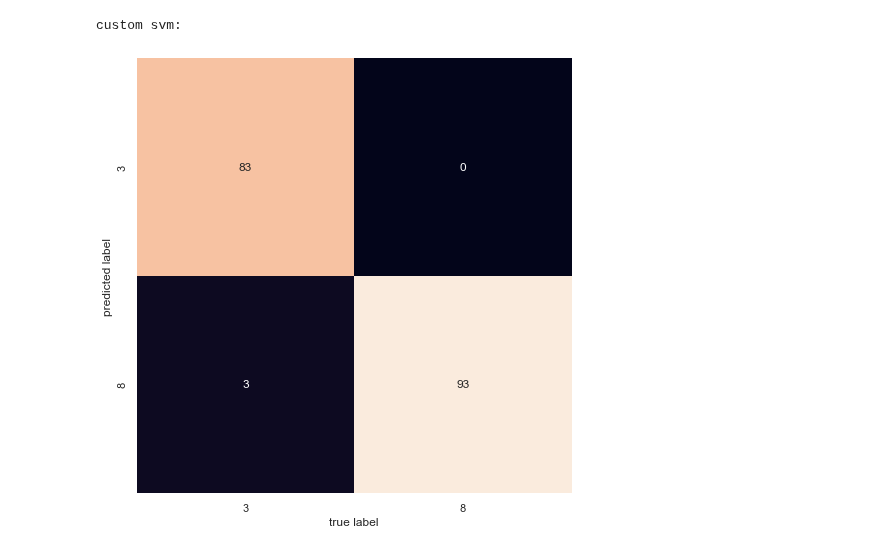
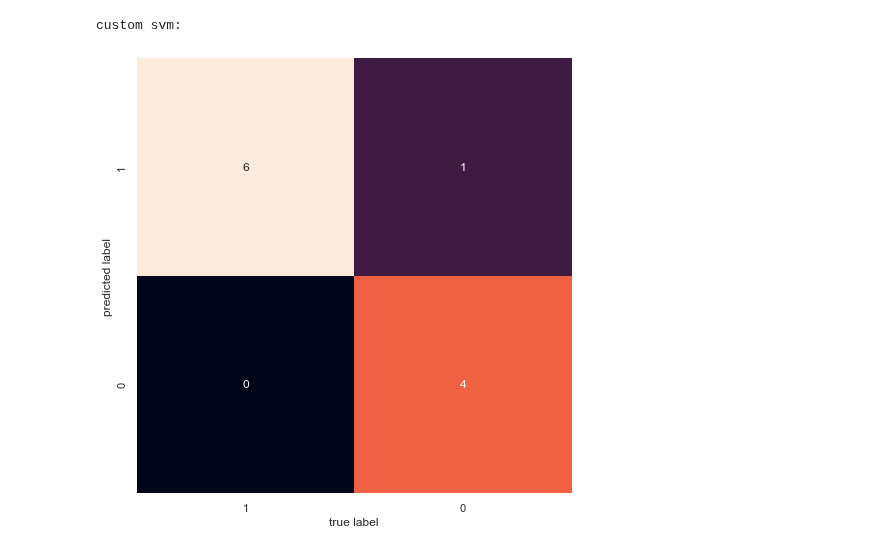
Before and after one commit to a-m-kyp/ML-HW, a Jupyter notebook: HW-3/HW#3.ipynb, the cells around one changed output. Saved outputs shown, nothing was run; the diff lists cells and outputs as text; code cells hidden in the pictures.

Commit message:
current state

```diff
--- a/HW-3/HW#3.ipynb
+++ b/HW-3/HW#3.ipynb
@@ -85,4 +96,8 @@ $$ K(x, y) = \exp \left(-{\frac {\|\mathbf {x} -\mathbf {y} \|^{2}}{2\sigma ^{2}
 # %%
+df = pd.read_csv("d2.csv", header=None)
+print(df.head())
+df.columns = ['X1', 'X2', 'Y']
+
 # Calculating x^T * y matrix values
 df["X1_Squared"] = df.X1**2
 df["X2_Squared"] = df.X2**2
@@ -101,4 +116,7 @@ fig.show()
 
 fig = px.scatter_3d(df, x="X1_Squared", y="X2_Squared", z="X1 * X2", color="X1")
 fig.show()
+
+fig = px.scatter_3d(df, x="X1_Squared", y="X2_Squared", z="X1 * X2", color="Y")
+fig.show()
 # %% [output]
@@ -128,7 +152,7 @@ class SVM:
         self.C = C
         self.max_iter = max_iter
 
-    #   t,
+    #
     def restrict_to_square(self, t, v0, u):
         t = (np.clip(v0 + t*u, 0, self.C) - v0)[1]/u[1]
         return (np.clip(v0 + t*u, 0, self.C) - v0)[0]/u[0]
@@ -144,11 +168,11 @@ class SVM:
         #  self.max_iter
         for _ in range(self.max_iter):
             #
-            for idxM in range(len(self.lambdas)):
+            for idxM in range(len(self.lambdas)): # idxM is index of the margin
                 # idxL
-                idxL = np.random.randint(0, len(self.lambdas))
+                idxL = np.random.randint(0, len(self.lambdas)) # idxL is index of the lambda
                 #  (4)
-                Q = self.K[[[idxM, idxM], [idxL, idxL]],
+                Q = self.K[[[idxM, idxM], [idxL, idxL]], # Q is the matrix of the quadratic term
                            [[idxM, idxL], [idxM, idxL]]]
                 #  (4a)
                 v0 = self.lambdas[[idxM, idxL]]
@@ -174,58 +198,54 @@ class SVM:
         #   -1,+1  0,1;     sklearn
         return (np.sign(self.decision_function(X)) + 1) // 2
 
-
 sns.set()
-
 
 def test_plot(X, y, svm_model, axes, title):
     plt.axes(axes)
-    xlim = [np.min(X[:, 0]), np.max(X[:, 0])]
-    ylim = [np.min(X[:, 1]), np.max(X[:, 1])]
-    xx, yy = np.meshgrid(np.linspace(*xlim, num=700),
-                         np.linspace(*ylim, num=700))
-    rgb = np.array([[210, 0, 0], [0, 0, 150]])/255.0
+    xlim = [np.min(X[:, 0]), np.max(X[:, 0])] # xlim is the x-axis limits
+    ylim = [np.min(X[:, 1]), np.max(X[:, 1])] # ylim is the y-axis limits
+    xx, yy = np.meshgrid(np.linspace(*xlim, num=500), # meshgrid is used to return a coordinate grid of X and Y and n
+                         np.linspace(*ylim, num=500))
+    rgb = np.array([[210, 0, 0], [0, 0, 150]])/255.0 # rgb is the color of the points
 
     svm_model.fit(X, y)
-    z_model = svm_model.decision_function(
-        np.c_[xx.ravel(), yy.ravel()]).reshape(xx.shape)
+    z_model = svm_model.decision_function(np.c_[xx.ravel(), yy.ravel()])
+    print("z_model-1: ", z_model.shape)
 
-    plt.scatter(X[:, 0], X[:, 1], c=y, s=50, cmap='autumn')
-    plt.contour(xx, yy, z_model, colors='k',
-                levels=[-1, 0, 1], alpha=0.5, linestyles=['--', '-', '--'])
-    plt.contourf(xx, yy, np.sign(z_model.reshape(xx.shape)),
-                 alpha=0.3, levels=2, cmap=ListedColormap(rgb), zorder=1)
+    z_model = z_model.reshape(xx.shape) # z_model is the decision function of the model i.e. the value of the hyperplane and ravel
+    print("z_model-2: ", z_model.shape)
+
+    plt.scatter(X[:, 0], X[:, 1], c=y, s=50, cmap='autumn') # X[:, 0] is the first column of X, X[:, 1] is the second column of X and c=y means that the color of the points is the same as the class of the points
+    print("z_model-3: ", z_model.shape)
+
+    plt.contour(xx, yy, z_model, colors='k', levels=[-1, 0, 1], alpha=0.5, linestyles=['--', '-', '--']) #
+    plt.contourf(xx, yy, np.sign(z_model.reshape(xx.shape)), alpha=0.3, levels=2, cmap=ListedColormap(rgb), zorder=1)
     plt.title(title)
 
+dataset = pd.read_csv('d1.csv', header=None)
+X = dataset.iloc[:, :-1].values
+y = dataset.iloc[:, -1].values
+X_train, X_test, y_train, y_test = train_test_split(X, y, test_size=0.2, shuffle=True)
 
-X, y = make_circles(100, factor=.1, noise=.1)
+# X, y = make_circles(100, factor=.1, noise=.1)
 fig, axs = plt.subplots(nrows=1, ncols=2, figsize=(12, 4))
-test_plot(X, y, SVM(kernel='rbf', C=10, max_iter=60,
-          gamma=1), axs[0], 'OUR ALGORITHM')
+test_plot(X, y, SVM(kernel='rbf', C=10, max_iter=10, gamma=1), axs[0], 'OUR ALGORITHM')
 test_plot(X, y, SVC(kernel='rbf', C=10, gamma=1), axs[1], 'sklearn.svm.SVC')
 
-X, y = make_blobs(n_samples=50, centers=2, random_state=0, cluster_std=1.4)
+# X, y = make_blobs(n_samples=50, centers=2, random_state=0, cluster_std=1.4)
 fig, axs = plt.subplots(nrows=1, ncols=2, figsize=(12, 4))
-test_plot(X, y, SVM(kernel='linear', C=10, max_iter=60),
-          axs[0], 'OUR ALGORITHM')
+test_plot(X, y, SVM(kernel='linear', C=10, max_iter=10), axs[0], 'OUR ALGORITHM')
 test_plot(X, y, SVC(kernel='linear', C=10), axs[1], 'sklearn.svm.SVC')
 
 fig, axs = plt.subplots(nrows=1, ncols=2, figsize=(12, 4))
-test_plot(X, y, SVM(kernel='poly', C=5, max_iter=60,
-          degree=3), axs[0], 'OUR ALGORITHM')
+test_plot(X, y, SVM(kernel='poly', C=5, max_iter=10, degree=3), axs[0], 'OUR ALGORITHM')
 test_plot(X, y, SVC(kernel='poly', C=5, degree=3), axs[1], 'sklearn.svm.SVC')
 
+# class_A = 3
+# class_B = 8
 
-class_A = 3
-class_B = 8
-
-digits = datasets.load_digits()
-mask = (digits.target == class_A) | (digits.target == class_B)
-data = digits.images.reshape((len(digits.images), -1))[mask]
-target = digits.target[mask] // max([class_A, class_B])  # rescale to 0,1
-X_train, X_test, y_train, y_test = train_test_split(
-    data, target, test_size=0.5, shuffle=True)
-
+class_A = 1
+class_B = 0
 
 def plot_confusion(clf):
     clf.fit(X_train, y_train)
@@ -240,18 +260,19 @@ def plot_confusion(clf):
     plt.show()
 
 
-print('sklearn:')
+print('SKLearn rbf: ')
 plot_confusion(svm.SVC(C=1.0, kernel='rbf', gamma=0.001))
 print('custom svm:')
 plot_confusion(SVM(kernel='rbf', C=1.0, max_iter=60, gamma=0.001))
 
 test_cases = [ # (kernel, C, max_iter, gamma)
     ('linear', 1.0, 60, None),
-    ('rbf', 1.0, 60, 0.001),
-    ('poly', 1.0, 60, 3)]
-# call test_cases
-for kernel, C, max_iter, gamma in test_cases:
-    print('kernel: {}, C: {}, max_iter: {}, gamma: {}'.format(
-        kernel, C, max_iter, gamma))
-    plot_confusion(SVM(kernel=kernel, C=C, max_iter=max_iter, gamma=gamma))
+    ('poly', 1.0, 60, 3),
+    ('rbf', 1.0, 60, 0.001)]
+
+# # call test_cases
+# for kernel, C, max_iter, gamma in test_cases:
+#     print('kernel: {}, C: {}, max_iter: {}, gamma: {}'.format(
+#         kernel, C, max_iter, gamma))
+#     plot_confusion(SVM(kernel=kernel, C=C, max_iter=max_iter, gamma=gamma))
 # %% [output]
@@ -263,2 +302,2 @@ sklearn:
 custom svm:
-[figure, old version]
+[figure, new version]
```
Also changed, not shown: parts of 11 cells of this notebook.
